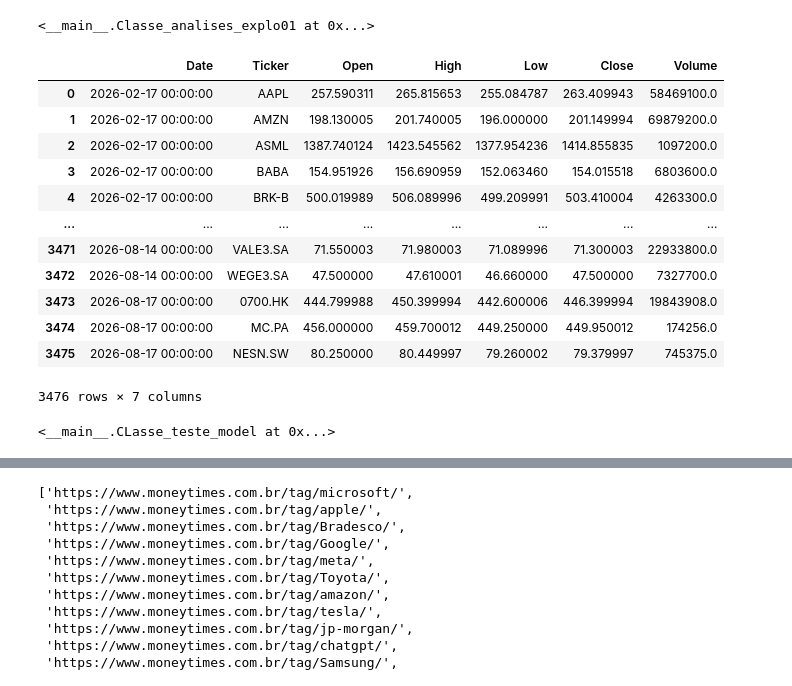
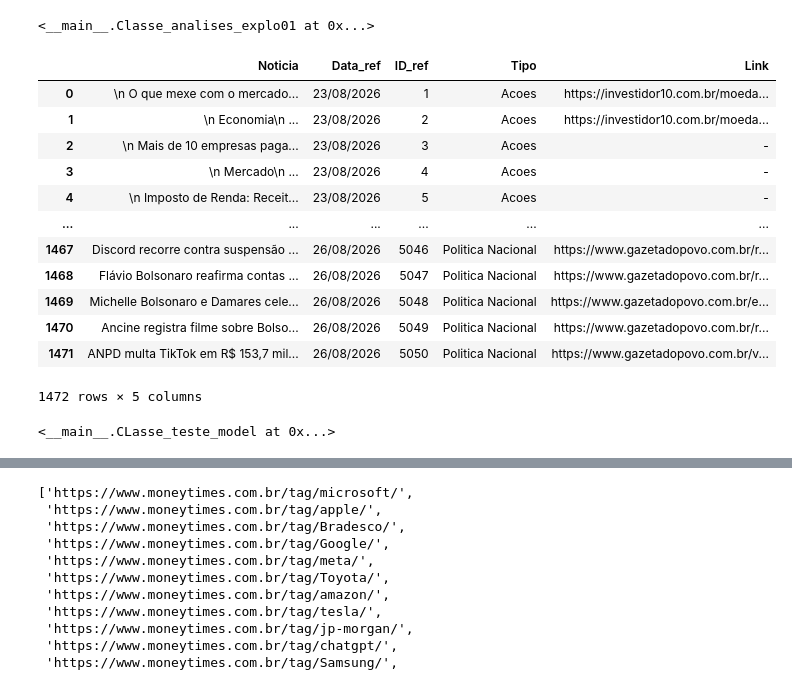
Before and after one commit to Bruno011012/Agente_Acoes001, a Jupyter notebook: pesquisas.ipynb, the cells around one changed output, grey strips where cells are left out. Saved outputs shown, nothing was run; the diff lists cells and outputs as text; code cells hidden in the pictures.

Commit message:
Mudanças api acoes

```diff
--- a/pesquisas.ipynb
+++ b/pesquisas.ipynb
@@ -488,46 +488,44 @@ Sampling: [Y_obs]
 # %%
 import pandas as pd
 import random as rd
 import numpy as np
 import os
 import shutil
 import re
 from sklearn.preprocessing import LabelEncoder,StandardScaler
 import sqlite3
 
 
 class CLasse_teste_model() :
     def __init__(self) :
         self.desencadear()
 
 
     def desencadear(self) :
         self.carregar_tb_ori()
 
 
     def carregar_tb_ori(self) :
-        caminho = r".\bases_dados\acoes\base_acoes.db"
-        conexao = sqlite3.connect(caminho)
-        frame_tr = pd.DataFrame(pd.read_sql_query(f"""SELECT * FROM acoes""",conexao))
-        frame_tr = frame_tr[frame_tr["Open"] > 0].reset_index(drop=True)
+        caminho = r".\data\noticias\consolidado\Base_consolidada.parquet"
+        frame_tr = pd.DataFrame(pd.read_parquet(caminho))
         display(frame_tr)
 
 
 CLasse_teste_model()
 # %% [output]
-|  | Date | Ticker | Open | High | Low | Close | Volume |
-| 0 | 2026-02-17 00:00:00 | AAPL | 257.590311 | 265.815653 | 255.084787 | 263.409943 | 58469100.0 |
-| 1 | 2026-02-17 00:00:00 | AMZN | 198.130005 | 201.740005 | 196.000000 | 201.149994 | 69879200.0 |
-| 2 | 2026-02-17 00:00:00 | ASML | 1387.740124 | 1423.545562 | 1377.954236 | 1414.855835 | 1097200.0 |
-| 3 | 2026-02-17 00:00:00 | BABA | 154.951926 | 156.690959 | 152.063460 | 154.015518 | 6803600.0 |
-| 4 | 2026-02-17 00:00:00 | BRK-B | 500.019989 | 506.089996 | 499.209991 | 503.410004 | 4263300.0 |
-| ... | ... | ... | ... | ... | ... | ... | ... |
-| 3471 | 2026-08-14 00:00:00 | VALE3.SA | 71.550003 | 71.980003 | 71.089996 | 71.300003 | 22933800.0 |
-| 3472 | 2026-08-14 00:00:00 | WEGE3.SA | 47.500000 | 47.610001 | 46.660000 | 47.500000 | 7327700.0 |
-| 3473 | 2026-08-17 00:00:00 | 0700.HK | 444.799988 | 450.399994 | 442.600006 | 446.399994 | 19843908.0 |
-| 3474 | 2026-08-17 00:00:00 | MC.PA | 456.000000 | 459.700012 | 449.250000 | 449.950012 | 174256.0 |
-| 3475 | 2026-08-17 00:00:00 | NESN.SW | 80.250000 | 80.449997 | 79.260002 | 79.379997 | 745375.0 |
+|  | Noticia | Data_ref | ID_ref | Tipo | Link |
+| 0 | \n O que mexe com o mercado... | 23/08/2026 | 1 | Acoes | https://investidor10.com.br/moeda... |
+| 1 | \n Economia\n ... | 23/08/2026 | 2 | Acoes | https://investidor10.com.br/moeda... |
+| 2 | \n Mais de 10 empresas paga... | 23/08/2026 | 3 | Acoes | - |
+| 3 | \n Mercado\n ... | 23/08/2026 | 4 | Acoes | - |
+| 4 | \n Imposto de Renda: Receit... | 23/08/2026 | 5 | Acoes | - |
+| ... | ... | ... | ... | ... | ... |
+| 1467 | Discord recorre contra suspensão ... | 26/08/2026 | 5046 | Politica Nacional | https://www.gazetadopovo.com.br/r... |
+| 1468 | Flávio Bolsonaro reafirma contas ... | 26/08/2026 | 5047 | Politica Nacional | https://www.gazetadopovo.com.br/r... |
+| 1469 | Michelle Bolsonaro e Damares cele... | 26/08/2026 | 5048 | Politica Nacional | https://www.gazetadopovo.com.br/e... |
+| 1470 | Ancine registra filme sobre Bolso... | 26/08/2026 | 5049 | Politica Nacional | https://www.gazetadopovo.com.br/r... |
+| 1471 | ANPD multa TikTok em R$ 153,7 mil... | 26/08/2026 | 5050 | Politica Nacional | https://www.gazetadopovo.com.br/v... |
-3476 rows × 7 columns
+1472 rows × 5 columns
 <__main__.CLasse_teste_model at 0x...>
 # %%
 import pandas as pd
```
Also changed, not shown: parts of 3 cells of this notebook, 2 other files.
